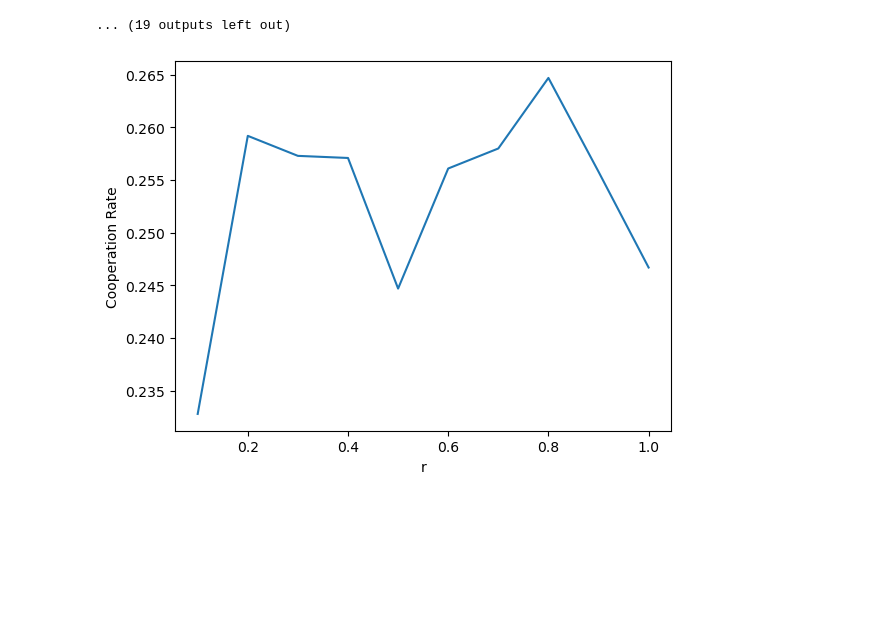
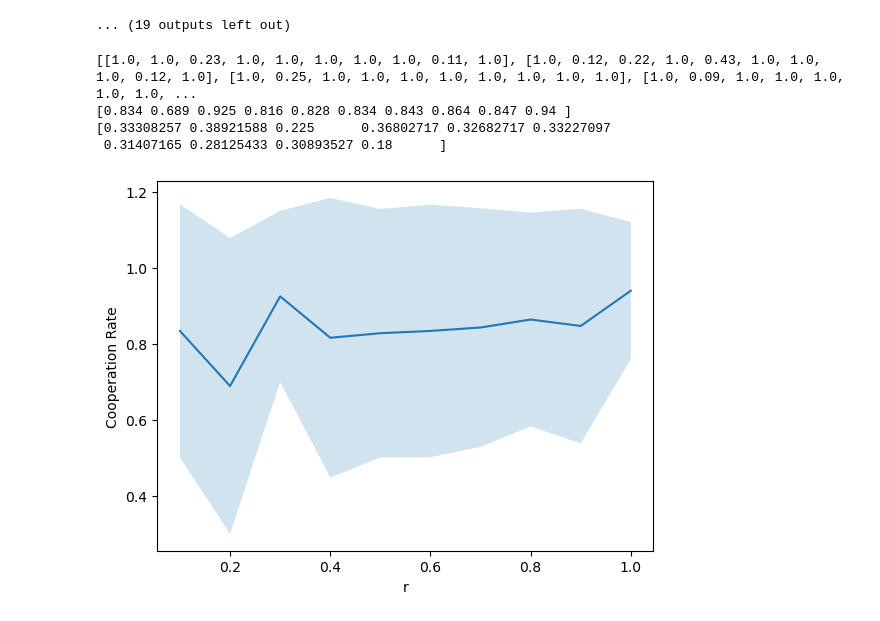
Before and after one commit to wbp1702/prisoners_dilemma, a Jupyter notebook: refactor/main.ipynb, the cells around one changed output. Drawn from its saved outputs; the diff is of its cells as text; code cells hidden in the pictures; blank space fills up the shorter version.

```diff
--- a/refactor/main.ipynb
+++ b/refactor/main.ipynb
@@ -55,24 +55,38 @@ for idx in range(len(results[0])):
 # %%
 import games
 import numpy as np
 import matplotlib.pyplot as plt
 import multiprocessing
 
-num_runs = 100
+num_runs = 10
 population = 100
 r_values = np.divide((range(10, 110, 10)), 100)
 
 args = [[num_runs, population, 30, 50, r, 0.25, 20, 'equal'] for r in r_values]
 with multiprocessing.Pool() as pool:
 
     results = pool.starmap(games.group_split_game_averaged, args)
+    means = np.mean(results, axis=1)
+    errors = np.std(results, axis=1)
 
+    print(results)
+    print(means)
+    print(errors)
 
-
-    plt.plot(r_values, [game[-1] for game in results])
-
+    plt.plot(r_values, means)
+    plt.fill_between(r_values, means - errors, means + errors, alpha=0.2)
     plt.ylabel('Cooperation Rate')
     plt.xlabel('r')
     plt.show()
+
+    # plt.boxplot(results, positions=r_values)
+    # plt.ylabel('Cooperation Rate')
+    # plt.xlabel('r (cost/benefit)')
+    # plt.title('Group Split w/ Snowdrift Game')
+    # plt.show()
 # %% [output]
+[[1.0, 1.0, 0.23, 1.0, 1.0, 1.0, 1.0, 1.0, 0.11, 1.0], [1.0, 0.12, 0.22, 1.0, 0.43, 1.0, 1.0, 1.0, 0.12, 1.0], [1.0, 0.25, 1.0, 1.0, 1.0, 1.0, 1.0, 1.0, 1.0, 1.0], [1.0, 0.09, 1.0, 1.0, 1.0, 1.0, 1.0, ...
+[0.834 0.689 0.925 0.816 0.828 0.834 0.843 0.864 0.847 0.94 ]
+[0.33308257 0.38921588 0.225      0.36802717 0.32682717 0.33227097
+ 0.31407165 0.28125433 0.30893527 0.18      ]
-[figure, old version]
+[figure, new version]
```
Also changed, not shown: 1 other file.
